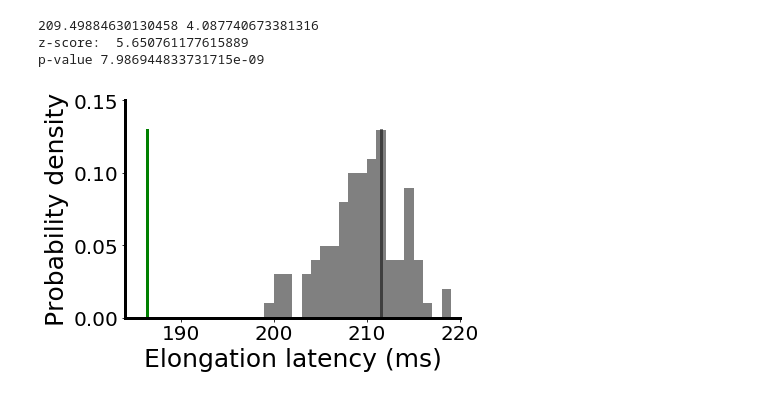
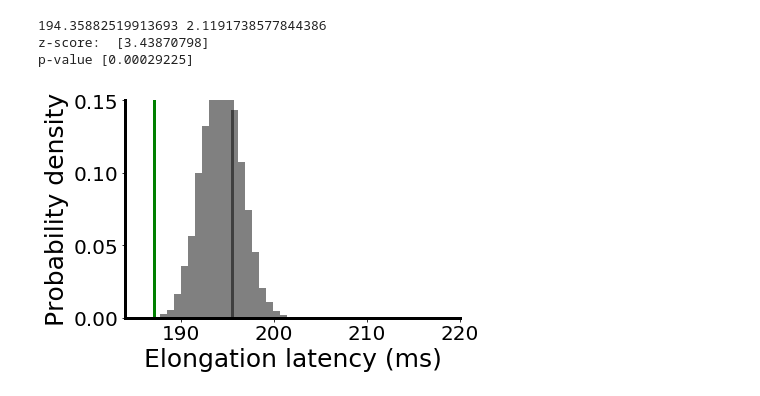
Before and after one commit to EndyLab/tRNACAD, a Jupyter notebook: tRNACodonDistributions.ipynb, the cells around one changed output. Saved outputs shown, nothing was run; the diff lists cells and outputs as text; code cells hidden in the pictures.

```diff
--- a/tRNACodonDistributions.ipynb
+++ b/tRNACodonDistributions.ipynb
@@ -63,46 +128,45 @@ gr25_ptRNA = gr25_ptRNA/np.sum(gr25_ptRNA)
 # %%
 #Compute elongation latency for uniform codon with WT tRNA
 pCodon_uniform = np.ones(len(gr25_pCodon))/sum(np.ones(len(gr25_pCodon)))
 
 #List of synonymous codons based on codon label order
 syn_codon_list = [[0,1,2,3],[4,5],[6,7],[8,9,10,11],[12,13,14,15],[16,17,46,47,48,49],[18,19,42,43,44,45],
               [20,21],[22,23],[24],[25,26,27],[28,29,30,31],[32],[33],[34,35],[36,37],[38,39,54,55,56,57],[40,41],
               [50,51],[52,53],[58,59,60,61]]
-syn_codon_freqs = list()
+
 for syn_codons in syn_codon_list:
-    syn_codon_freqs.append(sum(gr25_pCodon[syn_codons]))
     pCodon_uniform[syn_codons] = sum(gr25_pCodon[syn_codons])/sum(pCodon_uniform[syn_codons])*pCodon_uniform[syn_codons]
 pCodon_uniform = pCodon_uniform/np.sum(pCodon_uniform)
 
 elongt_WTtRNA_uniformcodon, std = computeElongationLatency(gr25_ptRNA,pCodon_uniform,ensmbl_latency_dict)
+
+
+#### Plot tRNA shuffling
+import matplotlib.pyplot as plt
+import scipy.stats
+
+elongt_list=np.load('./data/WTtRNA_UniformRandomCodonUsage_10ksample_elongt.npy')
+
+fig,ax = plt.subplots(1,1)
+hist=ax.hist(elongt_list,20,color='grey',density=True)
+ax.plot([elongt_WTtRNA_WTcodon]*100,np.linspace(0,max(hist[0]),100),linewidth=3,color='green')
+ax.plot([elongt_WTtRNA_uniformcodon]*100,np.linspace(0,max(hist[0]),100),linewidth=3,color='black',alpha=0.5)
+
+print(np.mean(elongt_list), np.std(elongt_list))
+print('z-score: ', (np.mean(elongt_list)-elongt_WTtRNA_WTcodon)/np.std(elongt_list))
+print('p-value', scipy.stats.norm.sf(abs((np.mean(elongt_list)-elongt_WTtRNA_WTcodon)/np.std(elongt_list))))
+for _,axes in enumerate([ax]):
+    axes.spines['left'].set_linewidth(3)
+    axes.spines['bottom'].set_linewidth(3)
+    axes.spines['top'].set_linewidth(0)
+    axes.spines['right'].set_linewidth(0)
+    axes.tick_params(axis='both', which='major', labelsize=20)
+    ax.set_ylim(0,0.15)
+    ax.set_xlim(184,220)
+    ax.set_xlabel('Elongation latency (ms)',size=25)
+    ax.set_ylabel('Probability density',size=25)
+# %% [output]
+194.35882519913693 2.1191738577844386
+z-score:  [3.43870798]
+p-value [0.00029225]
+[figure, added]
-# %%
-#### Plot tRNA shuffling
-import matplotlib.pyplot as plt
-import scipy.stats
-
-p_tRNA_list=np.load('./data/RandomtRNA_FixedCodon_100sample_ptRNA.npy')
-elong_t_tRNA_list=np.load('./data/RandomtRNA_FixedCodon_100sample_elong_t.npy')
-
-fig,ax = plt.subplots(1,1)
-hist=ax.hist(elong_t_tRNA_list,20,color='grey',density=True)
-ax.plot([186.4]*100,np.linspace(0,max(hist[0]),100),linewidth=3,color='green')
-ax.plot([211.5]*100,np.linspace(0,max(hist[0]),100),linewidth=3,color='black',alpha=0.5)
-
-print(np.mean(elong_t_tRNA_list), np.std(elong_t_tRNA_list))
-print('z-score: ', (np.mean(elong_t_tRNA_list)-186.4)/np.std(elong_t_tRNA_list))
-print('p-value', scipy.stats.norm.sf(abs((np.mean(elong_t_tRNA_list)-186.4)/np.std(elong_t_tRNA_list))))
-for _,axes in enumerate([ax]):
-    axes.spines['left'].set_linewidth(3)
-    axes.spines['bottom'].set_linewidth(3)
-    axes.spines['top'].set_linewidth(0)
-    axes.spines['right'].set_linewidth(0)
-    axes.tick_params(axis='both', which='major', labelsize=20)
-    ax.set_ylim(0,0.15)
-    ax.set_xlim(184,220)
-    ax.set_xlabel('Elongation latency (ms)',size=25)
-    ax.set_ylabel('Probability density',size=25)
-# %% [output]
-209.49884630130458 4.087740673381316
-z-score:  5.650761177615889
-p-value 7.986944833731715e-09
-[figure, removed]
```
Also changed, not shown: parts of 8 cells of this notebook, 7 other files.
